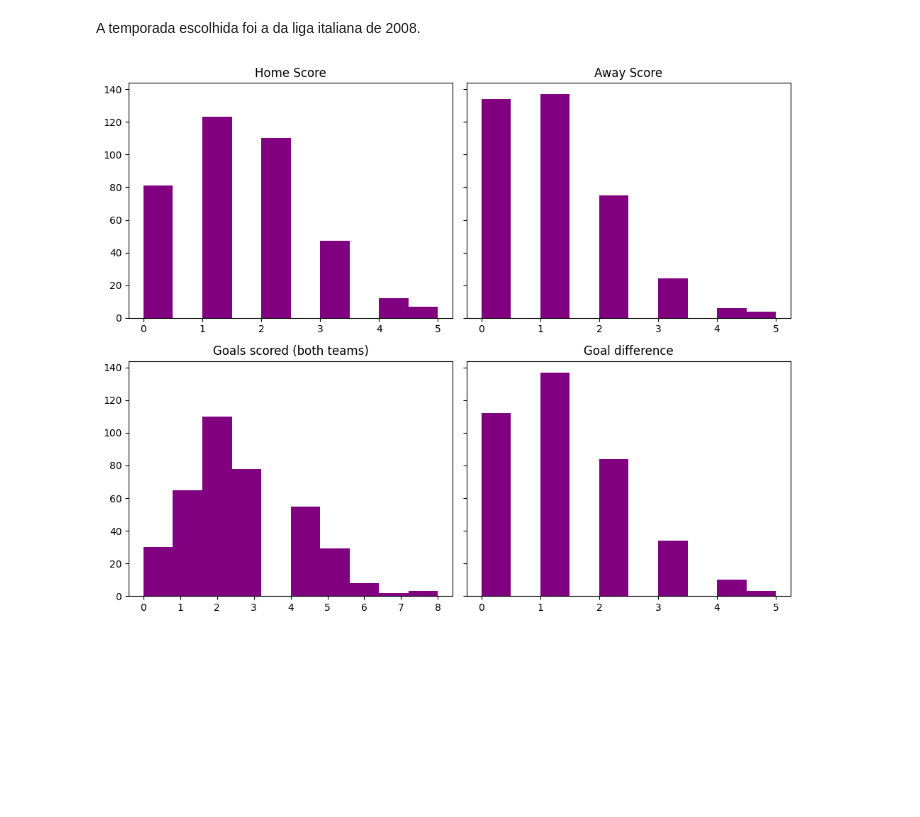
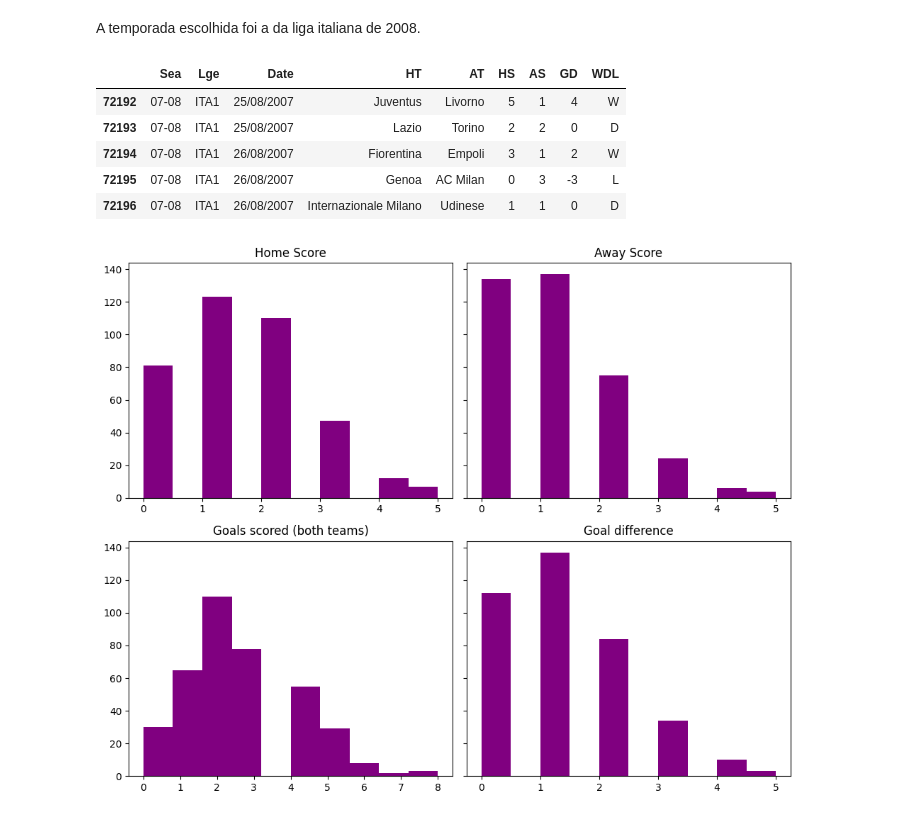
Before and after one commit to paduathiago/Data-Science-Applied-to-Soccer, a Jupyter notebook: ativ_1.ipynb, the cells around one changed output. Drawn from its saved outputs; the diff is of its cells as text; code cells hidden in the pictures; blank space fills up the shorter version.

Commit message:
adding table serie A 07-08

```diff
--- a/ativ_1.ipynb
+++ b/ativ_1.ipynb
@@ -92,7 +92,15 @@ Mean number of goals: 1.2660332144635653
 # %% [markdown]
 A temporada escolhida foi a da liga italiana de 2008.
 # %%
-italian_league_2008 = df.loc[(df['Lge'] ==  'ITA1') & (df['Sea'] == '07-08')]
+italian_league_0708 = df.loc[(df['Lge'] ==  'ITA1') & (df['Sea'] == '07-08')]
+italian_league_0708.head()
+# %% [output]
+|  | Sea | Lge | Date | HT | AT | HS | AS | GD | WDL |
+| 72192 | 07-08 | ITA1 | 25/08/2007 | Juventus | Livorno | 5 | 1 | 4 | W |
+| 72193 | 07-08 | ITA1 | 25/08/2007 | Lazio | Torino | 2 | 2 | 0 | D |
+| 72194 | 07-08 | ITA1 | 26/08/2007 | Fiorentina | Empoli | 3 | 1 | 2 | W |
+| 72195 | 07-08 | ITA1 | 26/08/2007 | Genoa | AC Milan | 0 | 3 | -3 | L |
+| 72196 | 07-08 | ITA1 | 26/08/2007 | Internazionale Milano | Udinese | 1 | 1 | 0 | D |
 # %%
 """bin_width = 0.5
 bin_range = (np.mix(), np.max())
```
Also changed, not shown: parts of 2 cells of this notebook.
